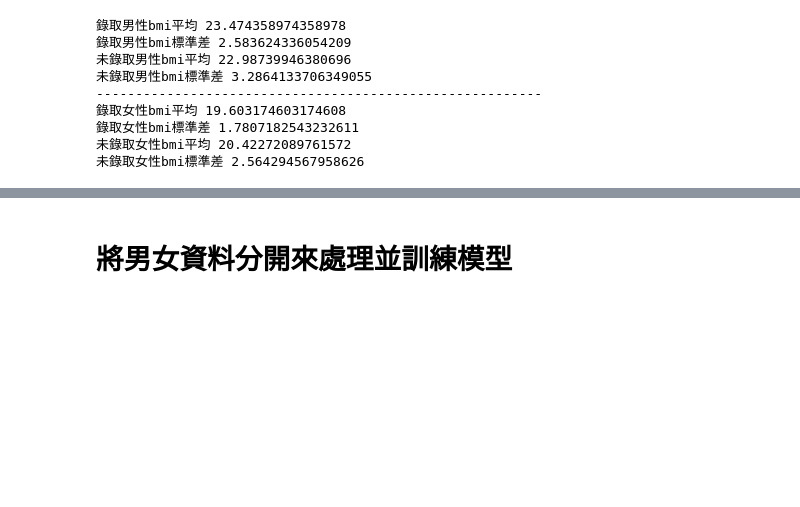
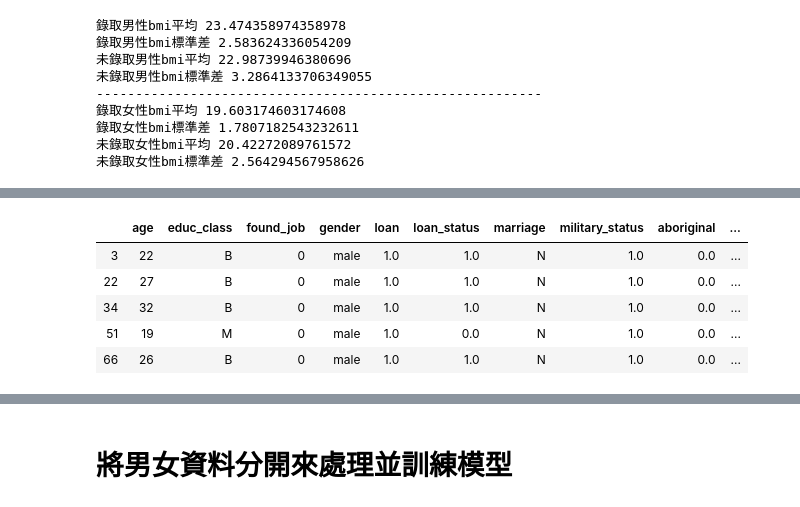
Before and after one commit to vandoris/myProject, a Jupyter notebook: recruit_mitigate.ipynb, the cells around one changed output, grey strips where cells are left out. Saved outputs shown, nothing was run; the diff lists cells and outputs as text; code cells hidden in the pictures; blank space fills up the shorter version.

```diff
--- a/recruit_mitigate.ipynb
+++ b/recruit_mitigate.ipynb
@@ -609,0 +840,9 @@ df.head()
+# %%
+df.head()
+# %% [output]
+|  | age | educ_class | found_job | gender | loan | loan_status | marriage | military_status | aboriginal | ... |
+| 3 | 22 | B | 0 | male | 1.0 | 1.0 | N | 1.0 | 0.0 | ... |
+| 22 | 27 | B | 0 | male | 1.0 | 1.0 | N | 1.0 | 0.0 | ... |
+| 34 | 32 | B | 0 | male | 1.0 | 1.0 | N | 1.0 | 0.0 | ... |
+| 51 | 19 | M | 0 | male | 1.0 | 0.0 | N | 1.0 | 0.0 | ... |
+| 66 | 26 | B | 0 | male | 1.0 | 1.0 | N | 1.0 | 0.0 | ... |
```
Also changed, not shown: parts of 48 cells of this notebook.
